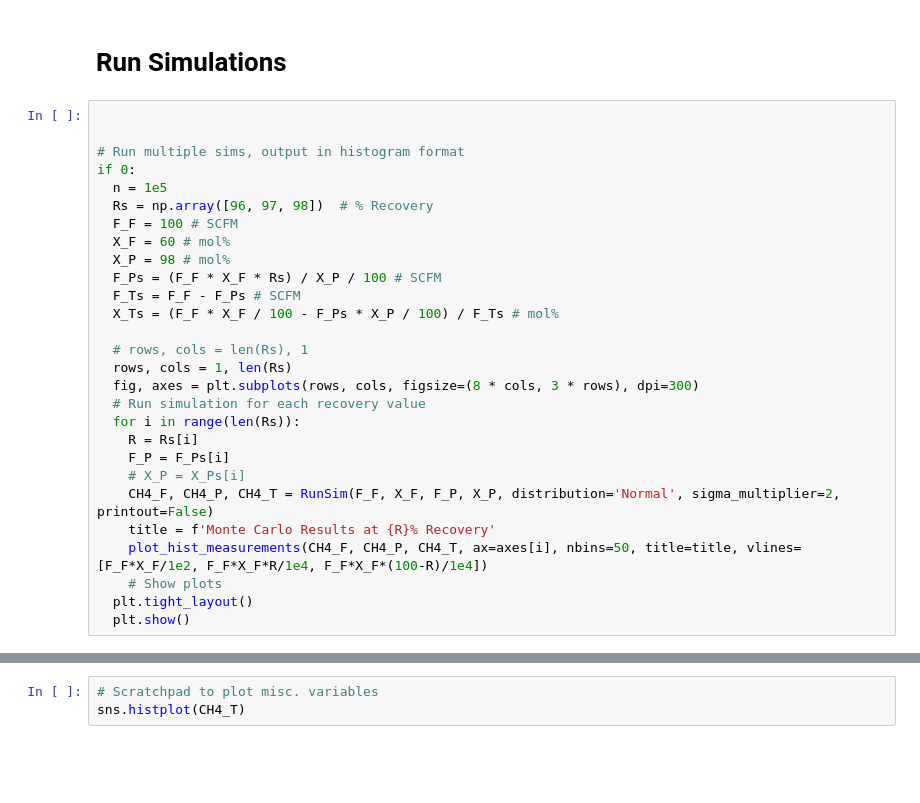
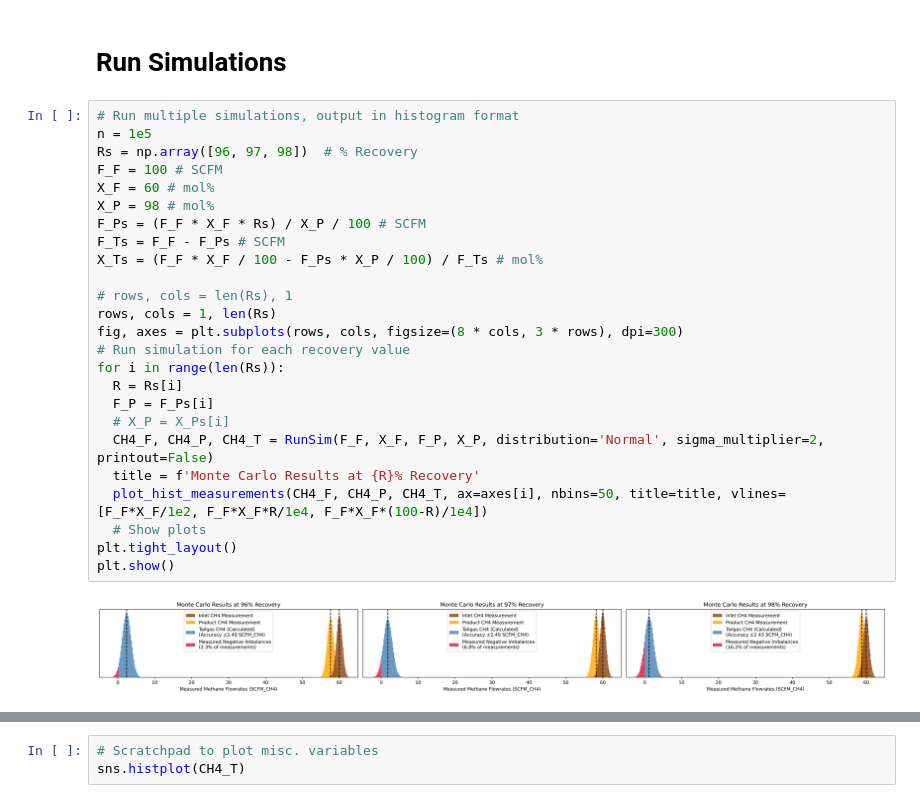
Before and after one commit to joshuamwalker/Roeslein, a Jupyter notebook: MonteCarlo.ipynb, the cells around one changed output, grey strips where cells are left out. Cells and saved outputs as stored; diff of their text form; blank space fills up the shorter version.

```diff
--- a/MonteCarlo.ipynb
+++ b/MonteCarlo.ipynb
@@ -195,31 +195,30 @@ def format_sigfigs(x, sig=2):
 # %% [markdown]
 # Run Simulations
 # %%
+# Run multiple simulations, output in histogram format
+n = 1e5
+Rs = np.array([96, 97, 98])  # % Recovery
+F_F = 100 # SCFM
+X_F = 60 # mol%
+X_P = 98 # mol%
+F_Ps = (F_F * X_F * Rs) / X_P / 100 # SCFM
+F_Ts = F_F - F_Ps # SCFM
+X_Ts = (F_F * X_F / 100 - F_Ps * X_P / 100) / F_Ts # mol%
 
-
-# Run multiple sims, output in histogram format
-if 0:
-  n = 1e5
-  Rs = np.array([96, 97, 98])  # % Recovery
-  F_F = 100 # SCFM
-  X_F = 60 # mol%
-  X_P = 98 # mol%
-  F_Ps = (F_F * X_F * Rs) / X_P / 100 # SCFM
-  F_Ts = F_F - F_Ps # SCFM
-  X_Ts = (F_F * X_F / 100 - F_Ps * X_P / 100) / F_Ts # mol%
-
-  # rows, cols = len(Rs), 1
-  rows, cols = 1, len(Rs)
-  fig, axes = plt.subplots(rows, cols, figsize=(8 * cols, 3 * rows), dpi=300)
-  # Run simulation for each recovery value
-  for i in range(len(Rs)):
-    R = Rs[i]
-    F_P = F_Ps[i]
-    # X_P = X_Ps[i]
-    CH4_F, CH4_P, CH4_T = RunSim(F_F, X_F, F_P, X_P, distribution='Normal', sigma_multiplier=2, printout=False)
-    title = f'Monte Carlo Results at {R}% Recovery'
-    plot_hist_measurements(CH4_F, CH4_P, CH4_T, ax=axes[i], nbins=50, title=title, vlines=[F_F*X_F/1e2, F_F*X_F*R/1e4, F_F*X_F*(100-R)/1e4])
-    # Show plots
-  plt.tight_layout()
-  plt.show()
+# rows, cols = len(Rs), 1
+rows, cols = 1, len(Rs)
+fig, axes = plt.subplots(rows, cols, figsize=(8 * cols, 3 * rows), dpi=300)
+# Run simulation for each recovery value
+for i in range(len(Rs)):
+  R = Rs[i]
+  F_P = F_Ps[i]
+  # X_P = X_Ps[i]
+  CH4_F, CH4_P, CH4_T = RunSim(F_F, X_F, F_P, X_P, distribution='Normal', sigma_multiplier=2, printout=False)
+  title = f'Monte Carlo Results at {R}% Recovery'
+  plot_hist_measurements(CH4_F, CH4_P, CH4_T, ax=axes[i], nbins=50, title=title, vlines=[F_F*X_F/1e2, F_F*X_F*R/1e4, F_F*X_F*(100-R)/1e4])
+  # Show plots
+plt.tight_layout()
+plt.show()
+# %% [output]
+[figure, added]
 # %%
```
Also changed, not shown: parts of 1 cell of this notebook.
